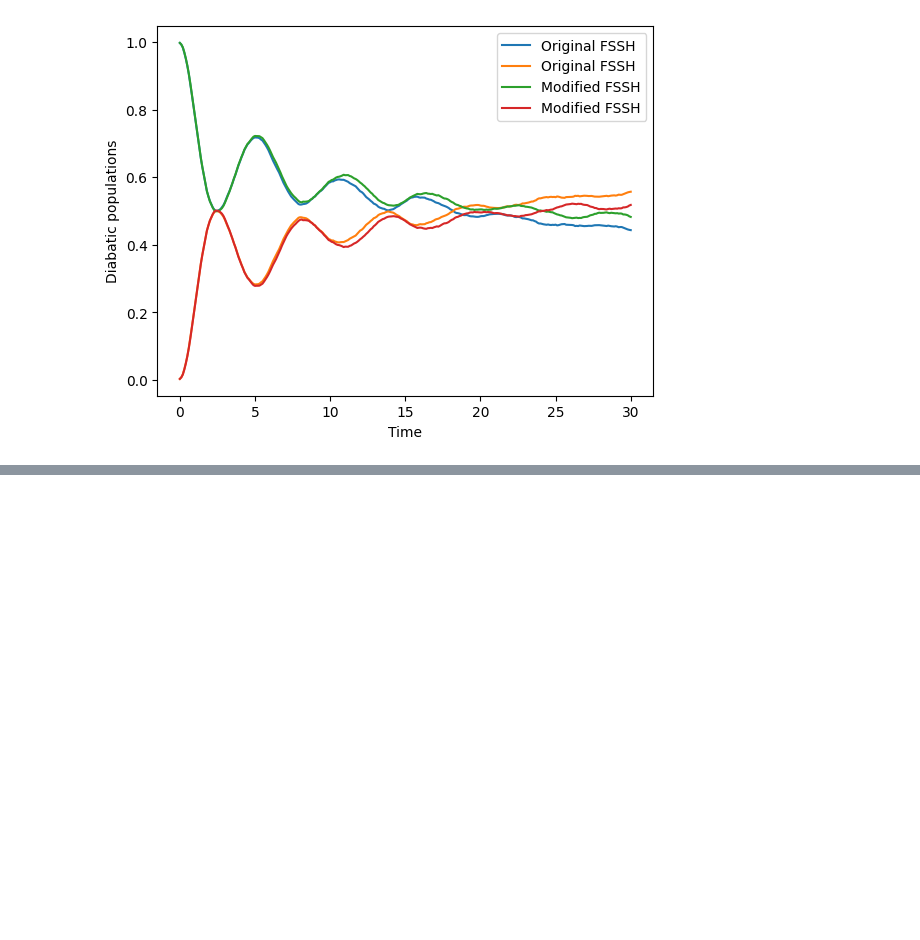
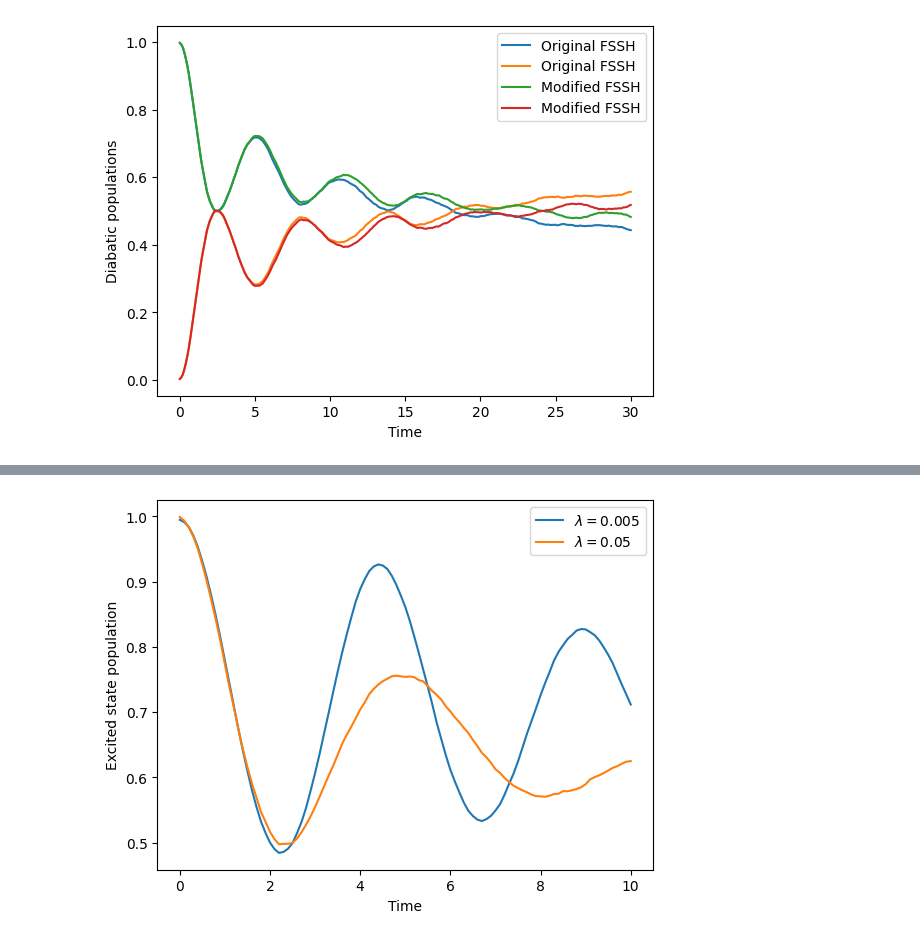
Before and after one commit to tempelaar-team/qclab-dev, a Jupyter notebook: examples/docs_example.ipynb, the cells around one changed output, grey strips where cells are left out. Saved outputs shown, nothing was run; the diff lists cells and outputs as text; code cells hidden in the pictures; blank space fills up the shorter version.

```diff
--- a/examples/docs_example.ipynb
+++ b/examples/docs_example.ipynb
@@ -915,0 +996,15 @@ Task #12 <function update_act_surf_wf at 0x...>
+# %%
+sim.model.constants.l_reorg = 0.05
+
+# Now let's run the simulation again
+data_fssh_1000_05 = serial_driver(sim)
+
+plt.plot(data_fssh_1000.data_dict["t"], np.real(data_fssh_1000.data_dict["dm_db"][:,0,0]), label=r'$\lambda = 0.005$')
+plt.plot(data_fssh_1000_05.data_dict["t"], np.real(data_fssh_1000_05.data_dict["dm_db"][:,0,0]), label=r'$\lambda = 0.05$')
+plt.xlabel('Time')
+plt.ylabel('Excited state population')
+#plt.savefig('fssh_lreorg.png')
+plt.legend()
+plt.show()
+# %% [output]
+[figure, added]
```
Also changed, not shown: parts of 7 cells of this notebook, 10 other files.
